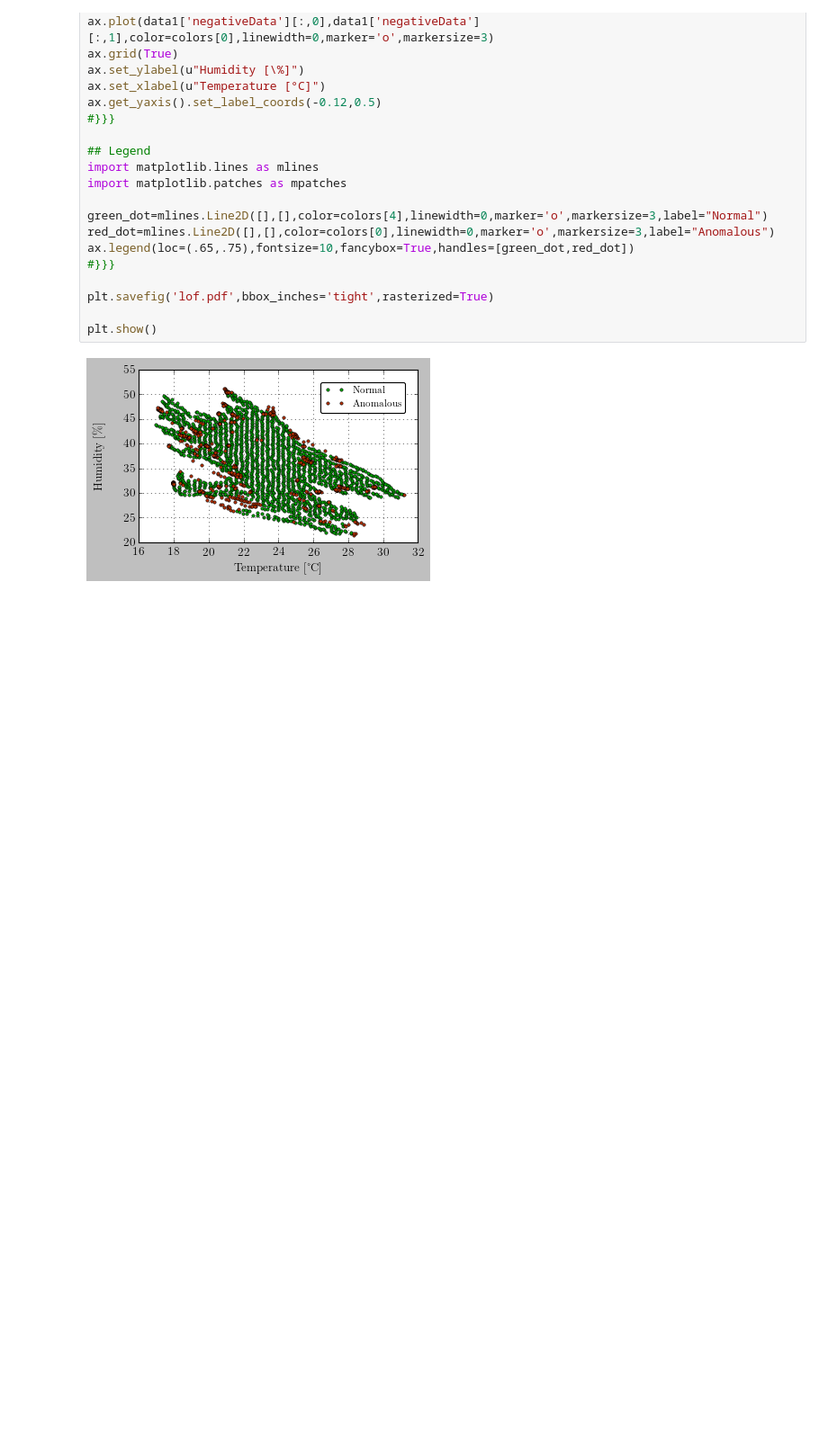
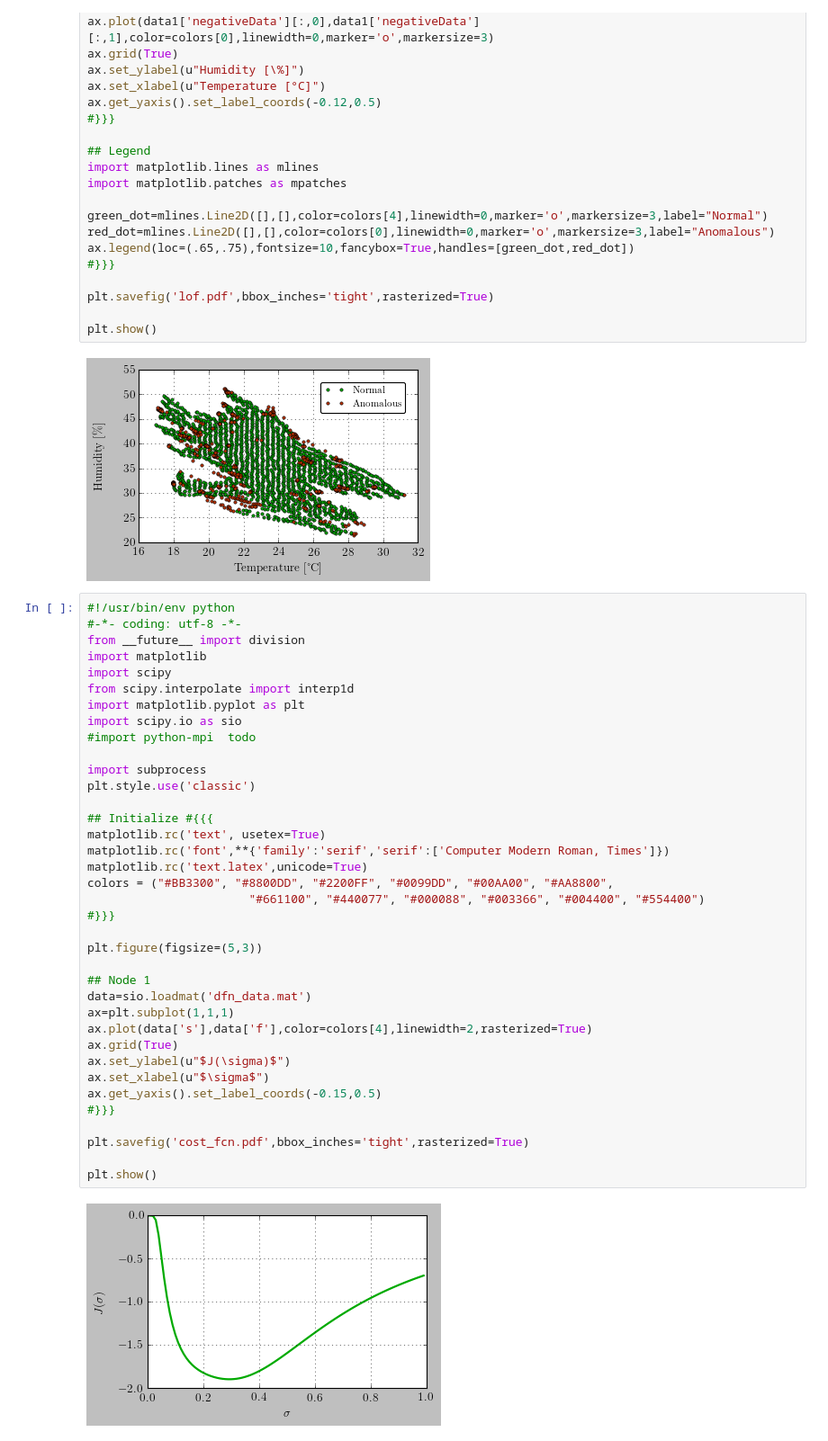
Before and after one commit to Chandan-IITI/wsn-ocsvm-dfn, a Jupyter notebook: Paper/Python/script.ipynb, the cells around one changed output. Shown at 90% size. Cells and saved outputs as stored; diff of their text form; blank space fills up the shorter version.

```diff
--- a/Paper/Python/script.ipynb
+++ b/Paper/Python/script.ipynb
@@ -221,3 +222,42 @@ plt.savefig('lof.pdf',bbox_inches='tight',rasterized=True)
 plt.show()
 # %% [output]
 [figure]
+# %%
+#!/usr/bin/env python
+#-*- coding: utf-8 -*-
+from __future__ import division
+import matplotlib
+import scipy
+from scipy.interpolate import interp1d
+import matplotlib.pyplot as plt
+import scipy.io as sio
+#import python-mpi  todo
+
+import subprocess
+plt.style.use('classic')
+
+## Initialize #{{{
+matplotlib.rc('text', usetex=True)
+matplotlib.rc('font',**{'family':'serif','serif':['Computer Modern Roman, Times']})
+matplotlib.rc('text.latex',unicode=True)
+colors = ("#BB3300", "#8800DD", "#2200FF", "#0099DD", "#00AA00", "#AA8800",
+					   "#661100", "#440077", "#000088", "#003366", "#004400", "#554400")
+#}}}
+
+plt.figure(figsize=(5,3))
+
+## Node 1
+data=sio.loadmat('dfn_data.mat')
+ax=plt.subplot(1,1,1)
+ax.plot(data['s'],data['f'],color=colors[4],linewidth=2,rasterized=True)
+ax.grid(True)
+ax.set_ylabel(u"$J(\sigma)$")
+ax.set_xlabel(u"$\sigma$")
+ax.get_yaxis().set_label_coords(-0.15,0.5)
+#}}}
+
+plt.savefig('cost_fcn.pdf',bbox_inches='tight',rasterized=True)
+
+plt.show()
+# %% [output]
+[figure, added]
```
Also changed, not shown: parts of 1 cell of this notebook, 17 other files.
